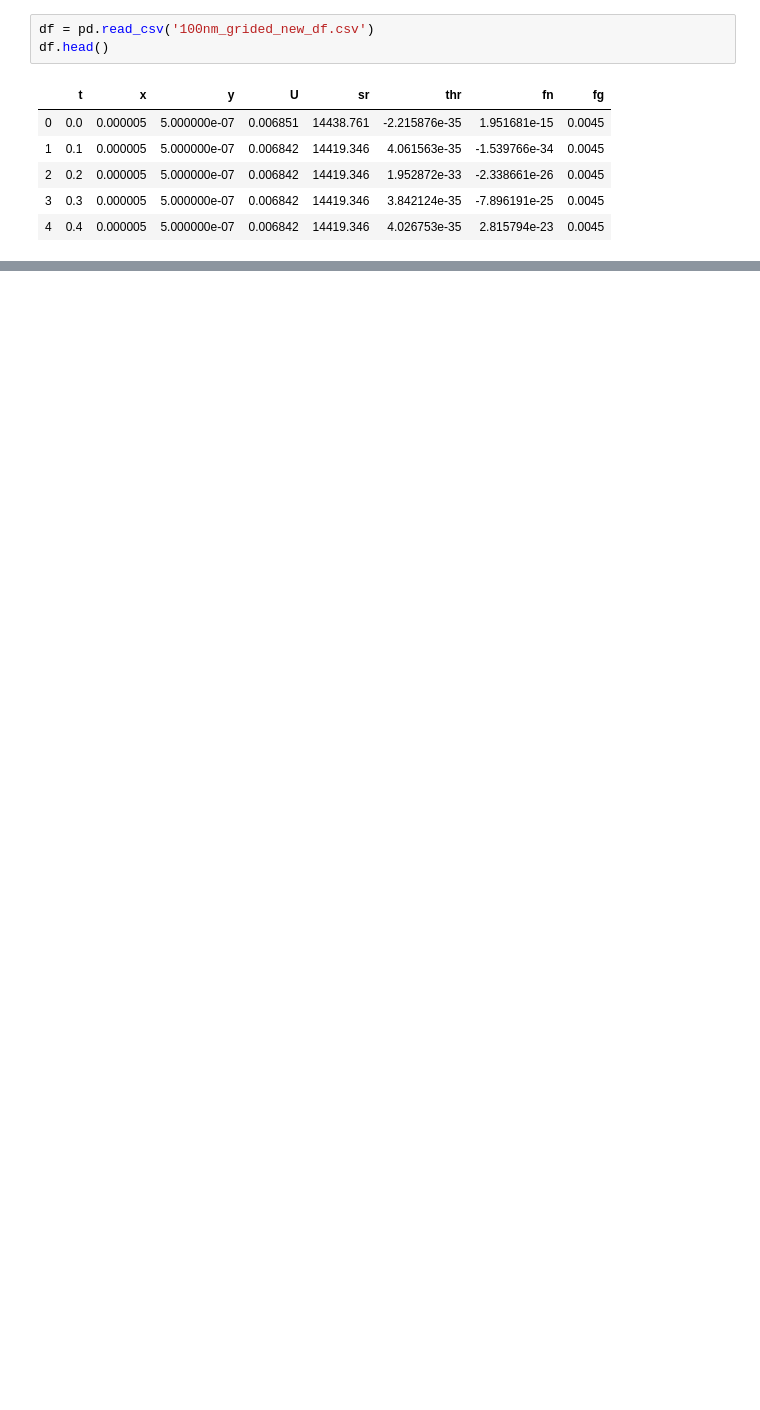
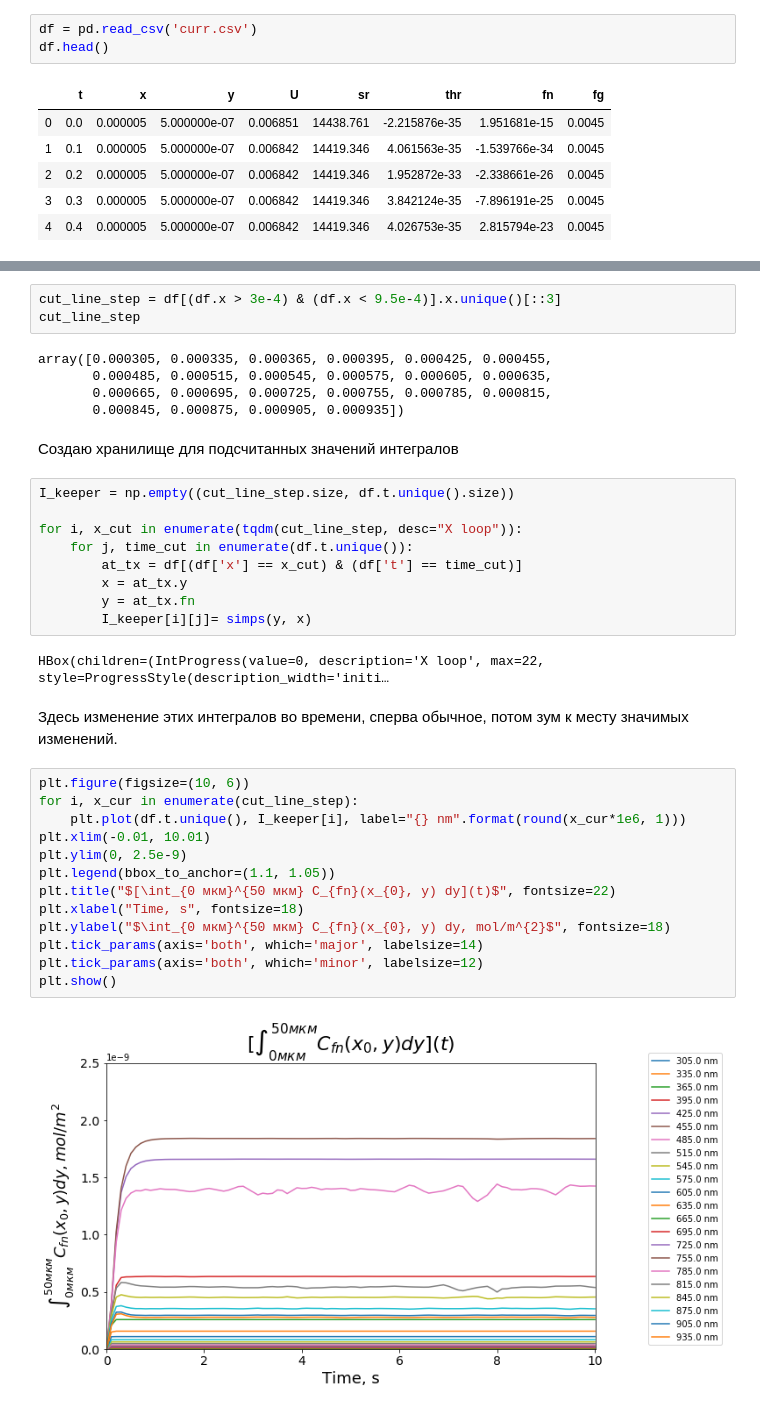
Before and after one commit to unholyparrot/postprod_COMSOL, a Jupyter notebook: prom.ipynb, the cells around one changed output, grey strips where cells are left out. Drawn from its saved outputs; the diff is of its cells as text; blank space fills up the shorter version.

```diff
--- a/prom.ipynb
+++ b/prom.ipynb
@@ -7,5 +12,5 @@ from hellocomsol import hellodata, arg_and_path
 # %%
-df = pd.read_csv('100nm_grided_new_df.csv')
+df = pd.read_csv('curr.csv')
 df.head()
 # %% [output]
 |  | t | x | y | U | sr | thr | fn | fg |
@@ -16,0 +24,38 @@ df.head()
+# %%
+cut_line_step = df[(df.x > 3e-4) & (df.x < 9.5e-4)].x.unique()[::3]
+cut_line_step
+# %% [output]
+array([0.000305, 0.000335, 0.000365, 0.000395, 0.000425, 0.000455,
+       0.000485, 0.000515, 0.000545, 0.000575, 0.000605, 0.000635,
+       0.000665, 0.000695, 0.000725, 0.000755, 0.000785, 0.000815,
+       0.000845, 0.000875, 0.000905, 0.000935])
+# %% [markdown]
+Создаю хранилище для подсчитанных значений интегралов
+# %%
+I_keeper = np.empty((cut_line_step.size, df.t.unique().size))
+
+for i, x_cut in enumerate(tqdm(cut_line_step, desc="X loop")):
+    for j, time_cut in enumerate(df.t.unique()):
+        at_tx = df[(df['x'] == x_cut) & (df['t'] == time_cut)]
+        x = at_tx.y
+        y = at_tx.fn
+        I_keeper[i][j]= simps(y, x)
+# %% [output]
+HBox(children=(IntProgress(value=0, description='X loop', max=22, style=ProgressStyle(description_width='initi…
+# %% [markdown]
+Здесь изменение этих интегралов во времени, сперва обычное, потом зум к месту значимых изменений.
+# %%
+plt.figure(figsize=(10, 6))
+for i, x_cur in enumerate(cut_line_step):
+    plt.plot(df.t.unique(), I_keeper[i], label="{} nm".format(round(x_cur*1e6, 1)))
+plt.xlim(-0.01, 10.01)
+plt.ylim(0, 2.5e-9)
+plt.legend(bbox_to_anchor=(1.1, 1.05))
+plt.title("$[\int_{0 мкм}^{50 мкм} C_{fn}(x_{0}, y) dy](t)$", fontsize=22)
+plt.xlabel("Time, s", fontsize=18)
+plt.ylabel("$\int_{0 мкм}^{50 мкм} C_{fn}(x_{0}, y) dy, mol/m^{2}$", fontsize=18)
+plt.tick_params(axis='both', which='major', labelsize=14)
+plt.tick_params(axis='both', which='minor', labelsize=12)
+plt.show()
+# %% [output]
+[figure, added]
```
Also changed, not shown: parts of 25 cells of this notebook, 9 other files.
